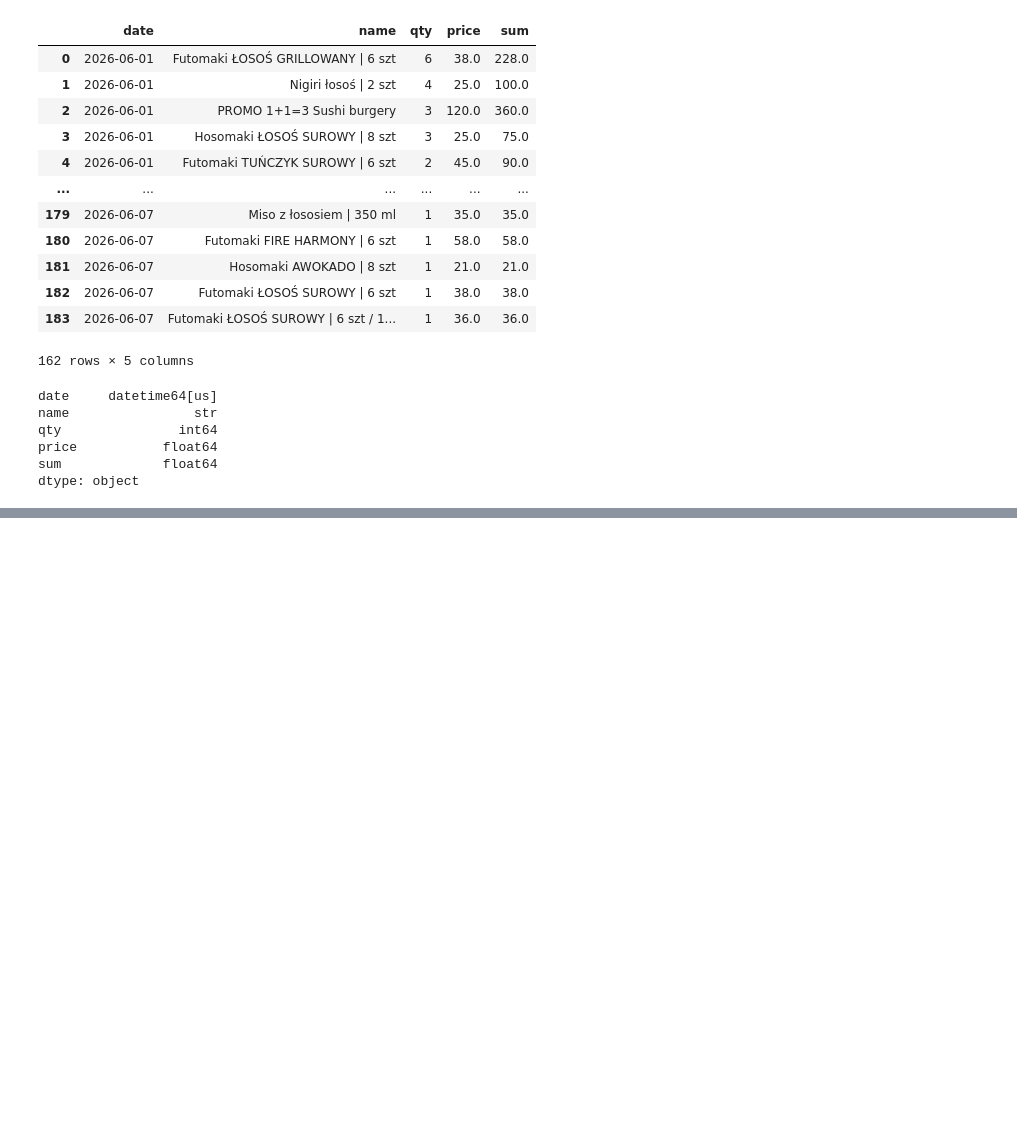
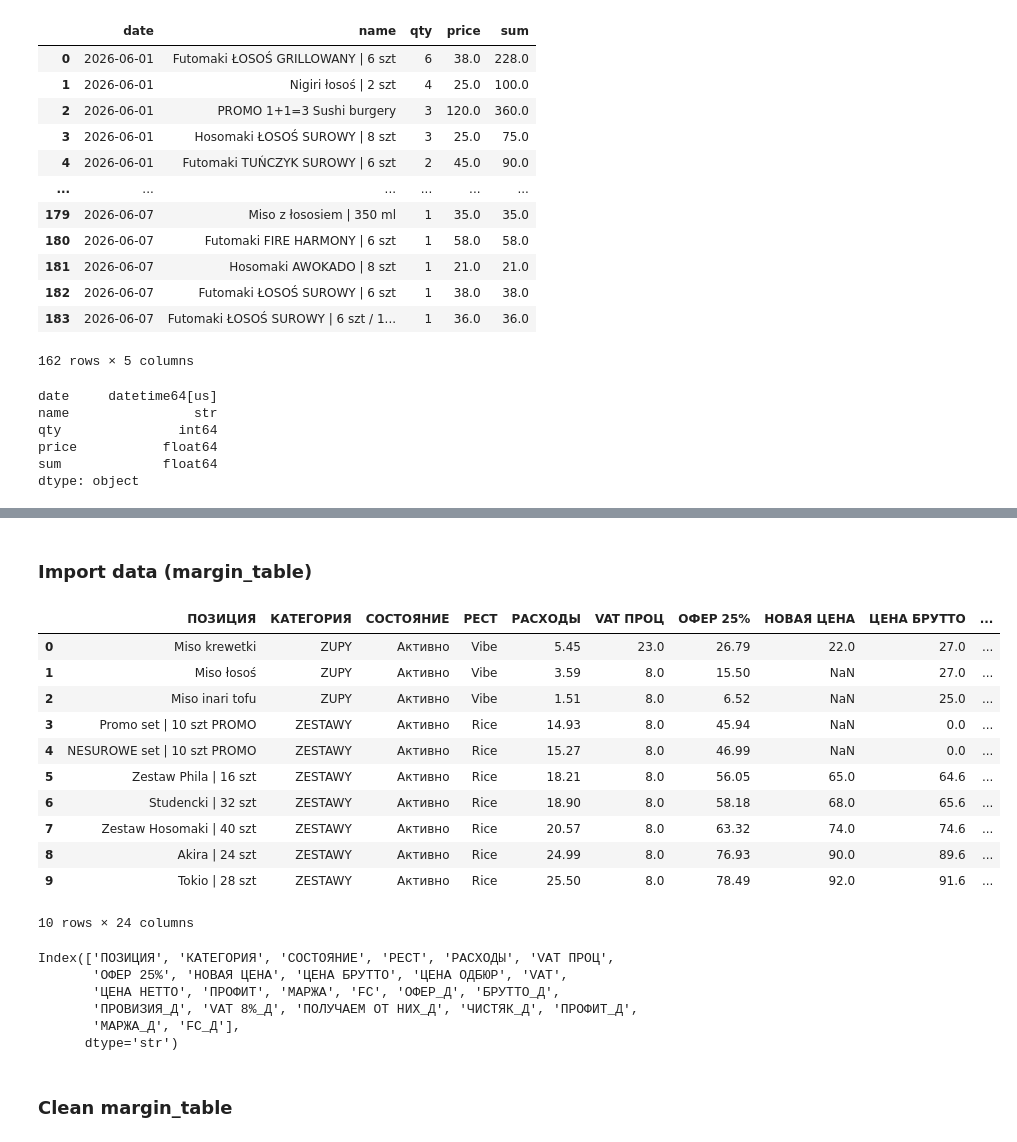
Before and after one commit to matvvey/Product-Sales-Analyzer, a Jupyter notebook: notebooks/main.ipynb, the cells around one changed output, grey strips where cells are left out. Saved outputs shown, nothing was run; the diff lists cells and outputs as text; code cells hidden in the pictures; blank space fills up the shorter version.

```diff
--- a/notebooks/main.ipynb
+++ b/notebooks/main.ipynb
@@ -172,0 +193,29 @@ dtype: object
+# %% [markdown]
+### Import data (margin_table)
+# %%
+margin = pd.read_csv(Path.cwd().parent / 'data' / 'raw' / 'margin_table.csv')
+margin.head(10)
+# %% [output]
+|  | ПОЗИЦИЯ | КАТЕГОРИЯ | СОСТОЯНИЕ | РЕСТ | РАСХОДЫ | VAT ПРОЦ | ОФЕР 25% | НОВАЯ ЦЕНА | ЦЕНА БРУТТО | ... |
+| 0 | Miso krewetki | ZUPY | Активно | Vibe | 5.45 | 23.0 | 26.79 | 22.0 | 27.0 | ... |
+| 1 | Miso łosoś | ZUPY | Активно | Vibe | 3.59 | 8.0 | 15.50 | NaN | 27.0 | ... |
+| 2 | Miso inari tofu | ZUPY | Активно | Vibe | 1.51 | 8.0 | 6.52 | NaN | 25.0 | ... |
+| 3 | Promo set | 10 szt PROMO | ZESTAWY | Активно | Rice | 14.93 | 8.0 | 45.94 | NaN | 0.0 | ... |
+| 4 | NESUROWE set | 10 szt PROMO | ZESTAWY | Активно | Rice | 15.27 | 8.0 | 46.99 | NaN | 0.0 | ... |
+| 5 | Zestaw Phila | 16 szt | ZESTAWY | Активно | Rice | 18.21 | 8.0 | 56.05 | 65.0 | 64.6 | ... |
+| 6 | Studencki | 32 szt | ZESTAWY | Активно | Rice | 18.90 | 8.0 | 58.18 | 68.0 | 65.6 | ... |
+| 7 | Zestaw Hosomaki | 40 szt | ZESTAWY | Активно | Rice | 20.57 | 8.0 | 63.32 | 74.0 | 74.6 | ... |
+| 8 | Akira | 24 szt | ZESTAWY | Активно | Rice | 24.99 | 8.0 | 76.93 | 90.0 | 89.6 | ... |
+| 9 | Tokio | 28 szt | ZESTAWY | Активно | Rice | 25.50 | 8.0 | 78.49 | 92.0 | 91.6 | ... |
+10 rows × 24 columns
+# %%
+margin.columns
+# %% [output]
+Index(['ПОЗИЦИЯ', 'КАТЕГОРИЯ', 'СОСТОЯНИЕ', 'РЕСТ', 'РАСХОДЫ', 'VAT ПРОЦ',
+       'ОФЕР 25%', 'НОВАЯ ЦЕНА', 'ЦЕНА БРУТТО', 'ЦЕНА ОДБЮР', 'VAT',
+       'ЦЕНА НЕТТО', 'ПРОФИТ', 'МАРЖА', 'FC', 'ОФЕР_Д', 'БРУТТО_Д',
+       'ПРОВИЗИЯ_Д', 'VAT 8%_Д', 'ПОЛУЧАЕМ ОТ НИХ_Д', 'ЧИСТЯК_Д', 'ПРОФИТ_Д',
+       'МАРЖА_Д', 'FC_Д'],
+      dtype='str')
+# %% [markdown]
+### Clean margin_table
```
Also changed, not shown: parts of 28 cells of this notebook, 3 other files.
